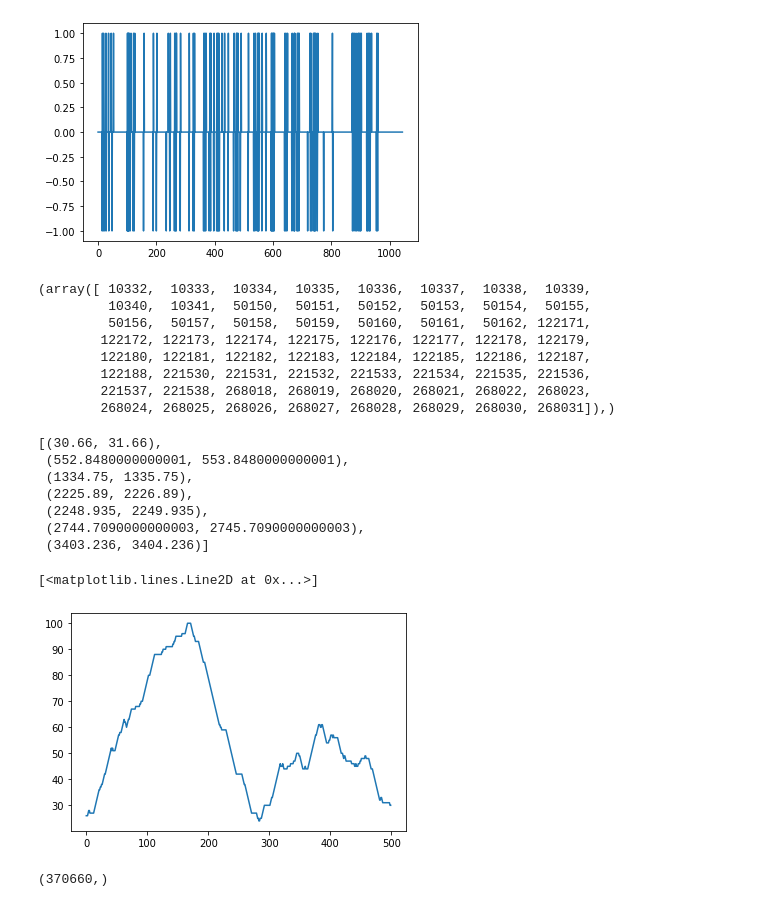
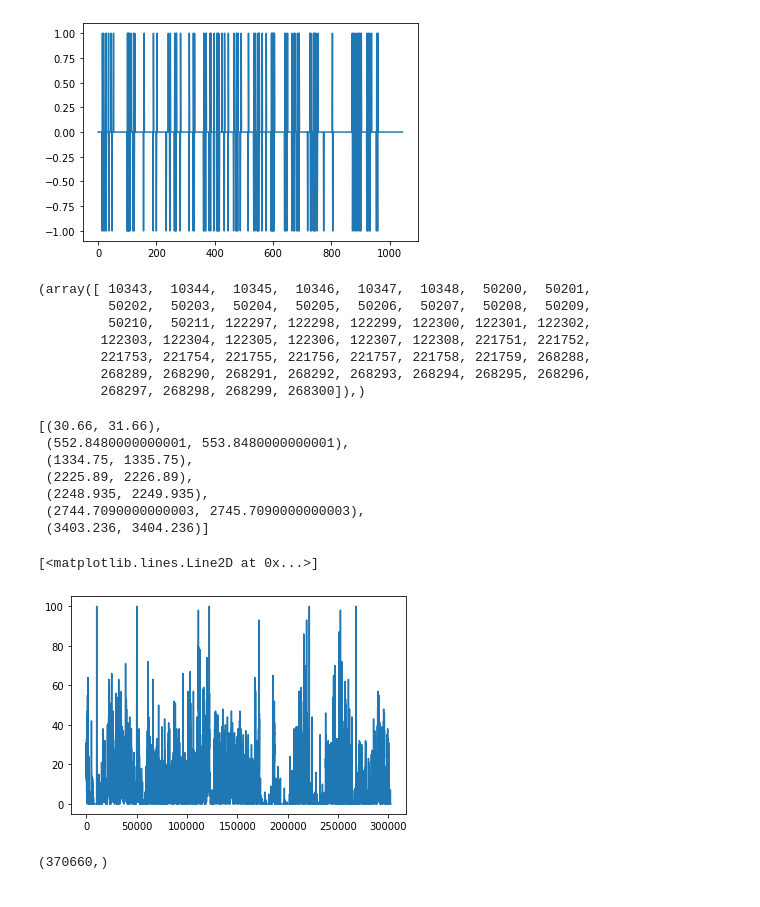
Before and after one commit to mostafashahin/AusKidTalk, a Jupyter notebook: Beep Detection Model.ipynb, the cells around one changed output. Drawn from its saved outputs; the diff is of its cells as text; code cells hidden in the pictures.

```diff
--- a/Beep Detection Model.ipynb
+++ b/Beep Detection Model.ipynb
@@ -18,7 +20,7 @@ use_delta = False
 fWindowSize = 0.02
 fStepSize = 0.01
 Context = (-2,-1,0,1,2)
-working_dir = 'egs/BeepDetModel'
+working_dir = 'egs/BeepDetModel_19-8/'
 egs_dir = os.path.join(working_dir,'egs')
 nFeatures = 68 if use_delta else 34
 # %% [markdown]
@@ -41,8 +43,8 @@ for index, row in Beep_Times.iterrows():
 # %%
 #Load each wav file, split to frames and extract features
 testFileNames = ['/media/Windows/root/AusKidTalk/Recordings/28_jul_2020/81 3_2_0/81 Primary_13-01.wav']
-working_dir = 'egs/BeepDetModel'
-egs_dir = os.path.join(working_dir,'egs')
+#working_dir = 'egs/BeepDetModel'
+#egs_dir = os.path.join(working_dir,'egs')
 
 os.makedirs(egs_dir)
 
@@ -372,13 +389,28 @@ print()
 # %% [markdown]
 ## Build Model With Best Param
 # %%
+#Use Pipeline
 #Best param kernel 'rbf', gamma = 0.001, C = 1000
+#Get Training data
+TestFileIndex = 1
+lFileNames = list(dBeepTimes.keys())
+lSplits = list(spliter.split(X,y,groups))
+X_train, X_test, y_train, y_test = X[lSplits[TestFileIndex][0]], X[lSplits[TestFileIndex][1]], y[lSplits[TestFileIndex][0]], y[lSplits[TestFileIndex][1]]
+print('Train Model with {0} training examples and {1} test examples'.format(X_train.shape[0], X_test.shape[0]))
+
+#scaler = StandardScaler()
+#scaler.fit(X)
+#X_train_std = scaler.transform(X_train)
+#X_test_std = scaler.transform(X_test)
+
 #Train the model
-clf = svm.SVC(kernel='rbf', C=1000, gamma=0.001, class_weight='balanced')
-clf.fit(X_train_std, y_train)
+clf = Pipeline([('scaler',StandardScaler()),('svc',svm.SVC(kernel='rbf', C=10, gamma=0.0001, class_weight='balanced'))])
+clf.fit(X_train, y_train)
+
+dump(clf, 'Model_{0}.jbl'.format(TestFileIndex))
 
 #Test the model
-y_true, y_pred = y_test, clf.predict(X_test_std)
+y_true, y_pred = y_test, clf.predict(X_test)
 print(classification_report(y_true, y_pred))
 print(confusion_matrix(y_true,y_pred))
 # %% [markdown]
@@ -441,0 +506,3 @@ file /media/Windows/root/AusKidTalk/Recordings/13_aug_2020/90 3_2_0/90 Primary_1
+# %%
+lPeaks = find_peaks(vSum,height=98)[0]
+print('File {0}: {1} beeps detected at {2}'.format(testFileName,len(lPeaks),lPeaks))
@@ -453,14 +680,13 @@ for i in range(aBeepMask.shape[0]-100):
 # %%
-np.where(vSum>95)
+np.where(vSum>98)
 # %% [output]
-(array([ 10332,  10333,  10334,  10335,  10336,  10337,  10338,  10339,
-         10340,  10341,  50150,  50151,  50152,  50153,  50154,  50155,
-         50156,  50157,  50158,  50159,  50160,  50161,  50162, 122171,
-        122172, 122173, 122174, 122175, 122176, 122177, 122178, 122179,
-        122180, 122181, 122182, 122183, 122184, 122185, 122186, 122187,
-        122188, 221530, 221531, 221532, 221533, 221534, 221535, 221536,
-        221537, 221538, 268018, 268019, 268020, 268021, 268022, 268023,
-        268024, 268025, 268026, 268027, 268028, 268029, 268030, 268031]),)
+(array([ 10343,  10344,  10345,  10346,  10347,  10348,  50200,  50201,
+         50202,  50203,  50204,  50205,  50206,  50207,  50208,  50209,
+         50210,  50211, 122297, 122298, 122299, 122300, 122301, 122302,
+        122303, 122304, 122305, 122306, 122307, 122308, 221751, 221752,
+        221753, 221754, 221755, 221756, 221757, 221758, 221759, 268288,
+        268289, 268290, 268291, 268292, 268293, 268294, 268295, 268296,
+        268297, 268298, 268299, 268300]),)
 # %%
 dBeepTimes[testFileName]
 # %% [output]
@@ -472,10 +698,10 @@ dBeepTimes[testFileName]
  (2744.7090000000003, 2745.7090000000003),
  (3403.236, 3404.236)]
 # %%
-plt.plot(vSum[222200:222700])
+plt.plot(vSum)
 # %% [output]
 [<matplotlib.lines.Line2D at 0x...>]
-[figure, old version]
+[figure, new version]
 # %%
 aBeepMask.shape
 vSum.shape
```
Also changed, not shown: parts of 32 cells of this notebook, 2 other files.
